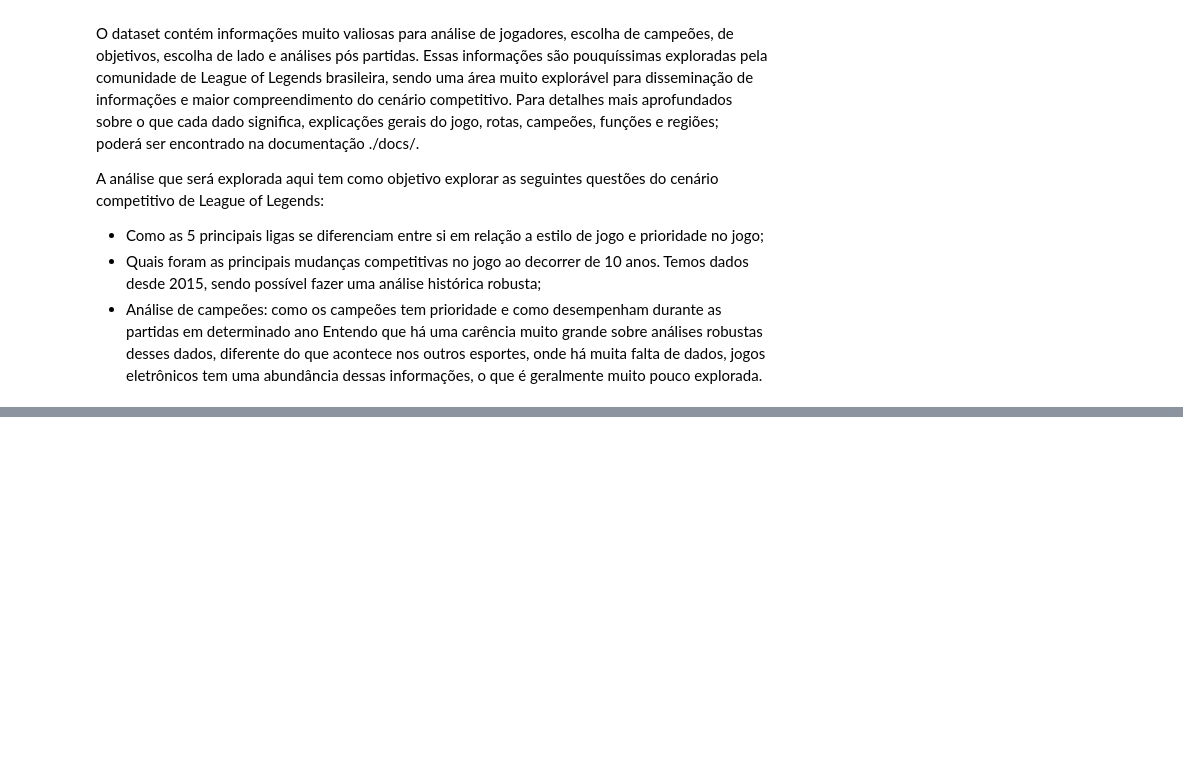
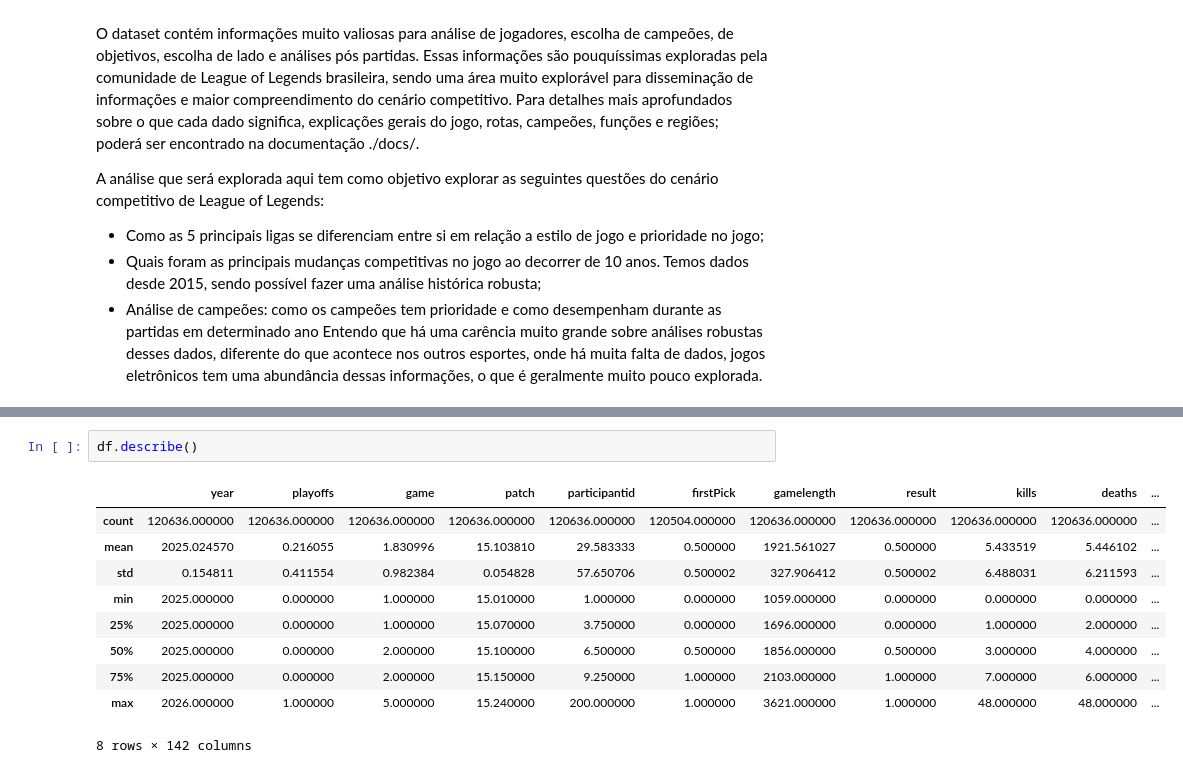
Before and after one commit to hugo-antunes19/analise-dados-puc-hugo-antunes, a Jupyter notebook: analise_exploratoria.ipynb, the cells around one changed output, grey strips where cells are left out. Drawn from its saved outputs; the diff is of its cells as text; blank space fills up the shorter version.

```diff
--- a/analise_exploratoria.ipynb
+++ b/analise_exploratoria.ipynb
@@ -19,0 +66,13 @@ import matplotlib
+# %%
+df.describe()
+# %% [output]
+|  | year | playoffs | game | patch | participantid | firstPick | gamelength | result | kills | deaths | ... |
+| count | 120636.000000 | 120636.000000 | 120636.000000 | 120636.000000 | 120636.000000 | 120504.000000 | 120636.000000 | 120636.000000 | 120636.000000 | 120636.000000 | ... |
+| mean | 2025.024570 | 0.216055 | 1.830996 | 15.103810 | 29.583333 | 0.500000 | 1921.561027 | 0.500000 | 5.433519 | 5.446102 | ... |
+| std | 0.154811 | 0.411554 | 0.982384 | 0.054828 | 57.650706 | 0.500002 | 327.906412 | 0.500002 | 6.488031 | 6.211593 | ... |
+| min | 2025.000000 | 0.000000 | 1.000000 | 15.010000 | 1.000000 | 0.000000 | 1059.000000 | 0.000000 | 0.000000 | 0.000000 | ... |
+| 25% | 2025.000000 | 0.000000 | 1.000000 | 15.070000 | 3.750000 | 0.000000 | 1696.000000 | 0.000000 | 1.000000 | 2.000000 | ... |
+| 50% | 2025.000000 | 0.000000 | 2.000000 | 15.100000 | 6.500000 | 0.500000 | 1856.000000 | 0.500000 | 3.000000 | 4.000000 | ... |
+| 75% | 2025.000000 | 0.000000 | 2.000000 | 15.150000 | 9.250000 | 1.000000 | 2103.000000 | 1.000000 | 7.000000 | 6.000000 | ... |
+| max | 2026.000000 | 1.000000 | 5.000000 | 15.240000 | 200.000000 | 1.000000 | 3621.000000 | 1.000000 | 48.000000 | 48.000000 | ... |
+8 rows × 142 columns
```
Also changed, not shown: parts of 6 cells of this notebook.
